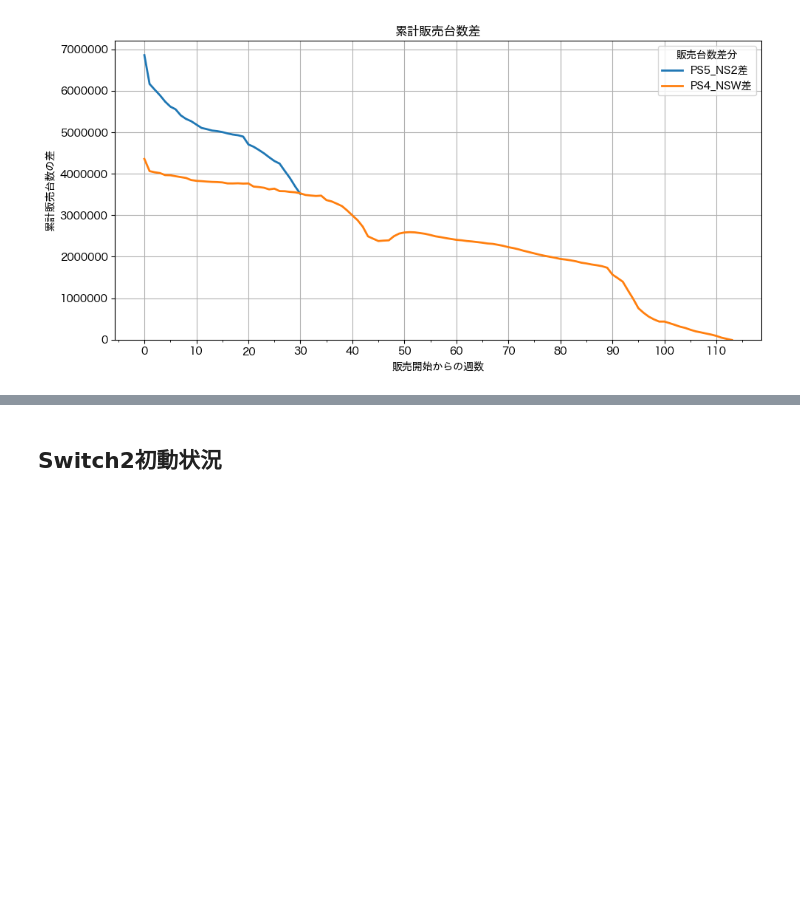
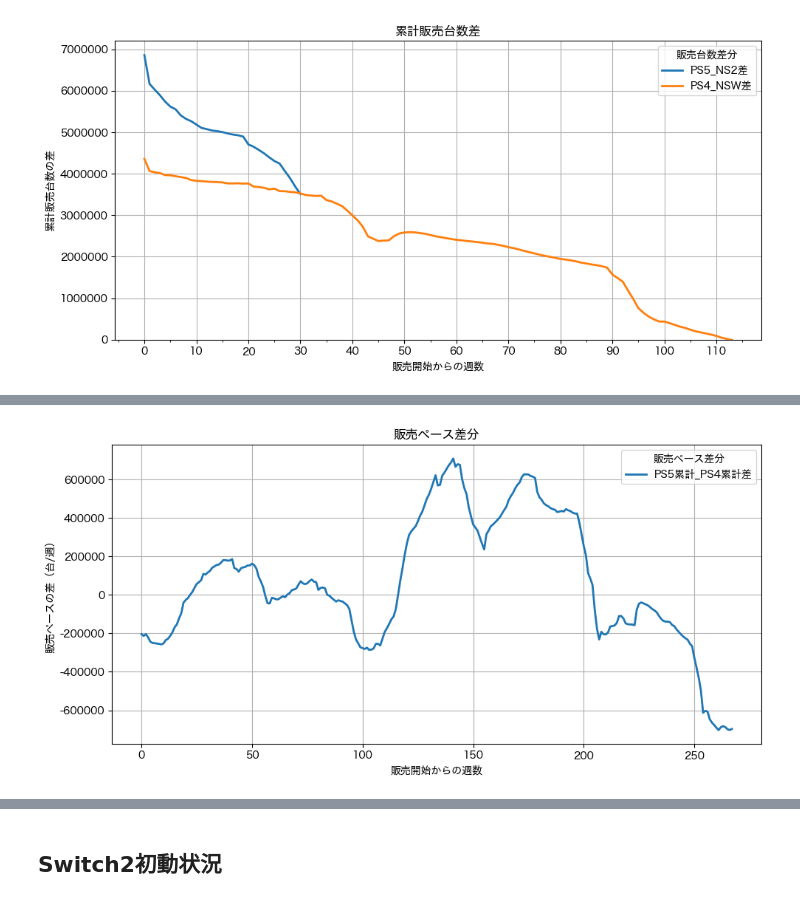
Before and after one commit to hidenden/gamedata, a Jupyter notebook: notebook/report/weekly_report.ipynb, the cells around one changed output, grey strips where cells are left out. Cells and saved outputs as stored; diff of their text form; code cells hidden in the pictures; blank space fills up the shorter version.

```diff
--- a/notebook/report/weekly_report.ipynb
+++ b/notebook/report/weekly_report.ipynb
@@ -216,0 +228,4 @@ long_range_event_mask = he.EventMasks(hard=0.5, soft=0, event=0, price=0, sale=0
+# %%
+(fig, df_ps4_ps5_diff) = ph.plot_sales_pase_diff('PS4', 'PS5')
+# %% [output]
+[figure, added]
```
Also changed, not shown: parts of 3 cells of this notebook.
